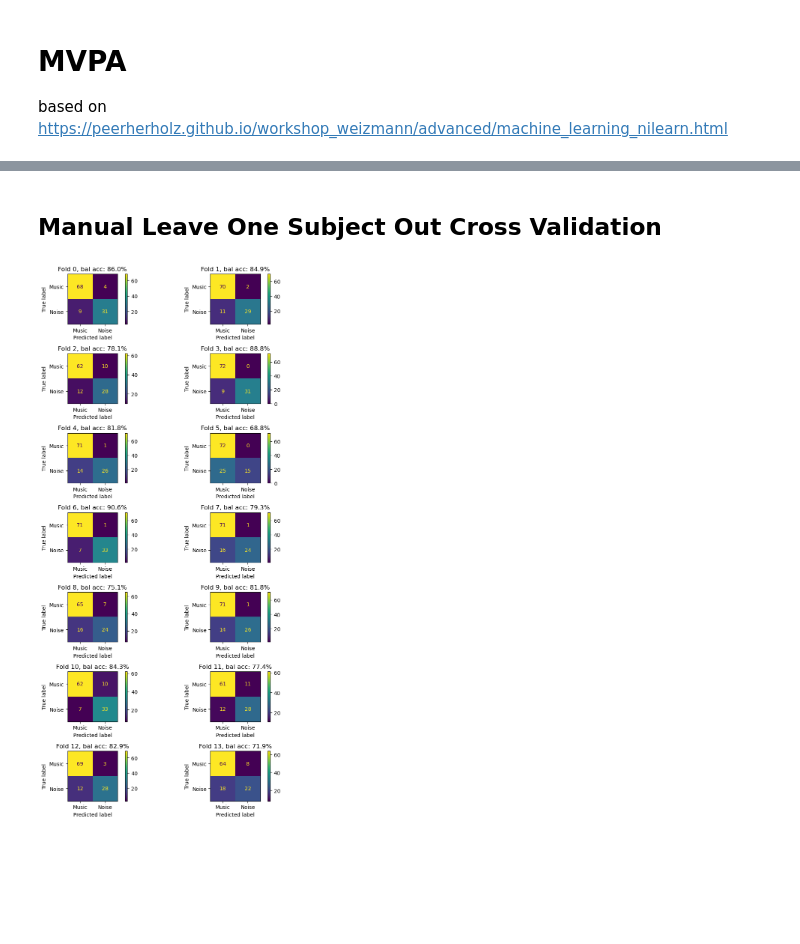
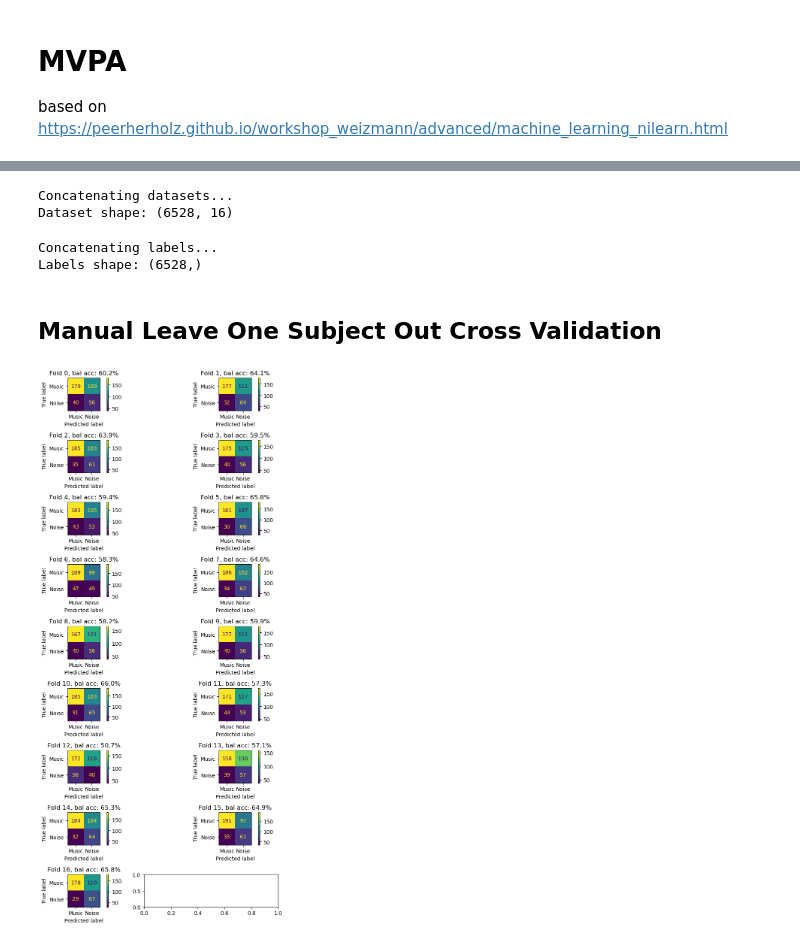
Before and after one commit to CIBIT-UC/brainplayback_task02, a Jupyter notebook: mvpa_04_musicnoise_bold/mvpa.ipynb, the cells around one changed output, grey strips where cells are left out. Drawn from its saved outputs; the diff is of its cells as text; code cells hidden in the pictures; blank space fills up the shorter version.

```diff
--- a/mvpa_04_musicnoise_bold/mvpa.ipynb
+++ b/mvpa_04_musicnoise_bold/mvpa.ipynb
@@ -40,14 +37,33 @@ D = nb.concat_images(dataset_files, axis=3)
+# %%
+# concatenate all datasets in dataset_files
+print('Concatenating datasets...')
+D = np.concatenate([np.load(f) for f in dataset_files], axis=0)
+print('Dataset shape: %s' % str(D.shape))
+# %% [output]
+Concatenating datasets...
+Dataset shape: (6528, 16)
 # %%
 # concatenate all labels into a single string array
-labels = np.concatenate([np.loadtxt(l, dtype=str) for l in label_files])
+print('Concatenating labels...')
+labels = np.concatenate([np.load(f, allow_pickle=True) for f in label_files], axis=0)
+print('Labels shape: %s' % str(labels.shape))
+# %% [output]
+Concatenating labels...
+Labels shape: (6528,)
 # %%
 # Load mask
-masker = NiftiMasker(mask_img=mask_gm_file, standardize=False, detrend=False)
-samples = masker.fit_transform(D)
+#masker = NiftiMasker(mask_img=mask_brain_file, standardize=False, detrend=False)
+#samples = masker.fit_transform(D)
+samples = D
 # %%
 # generate an array of chunk labels
-# 15 subjects, 9 noise x 3 segments and 9 x 2 music x 4 segments for each of the 4 runs
-chunks = np.repeat(np.arange(1,n_subjects+1), 9*4*3 + 9*2*nRunsPerSub*4)
+# 17 subjects, 8 noise and 9 x 2 music for each of the 4 runs
+n_noise_trials = 8
+n_noise_splits = 3
+n_music_trials = 9*2
+n_music_splits = 4
+chunks = np.repeat(np.arange(1,n_subjects+1),
+                   n_noise_trials*n_runs_per_sub*n_noise_splits + n_music_trials*n_runs_per_sub*n_music_splits)
 # %%
 # Let's specify the classifier
 from sklearn.svm import LinearSVC
@@ -58,37 +78,37 @@ clf = LinearSVC(multi_class="ovr", max_iter=1000, class_weight='balanced', dual=
 from sklearn.metrics import ConfusionMatrixDisplay, balanced_accuracy_score
 import matplotlib.pyplot as plt
 %matplotlib inline
 
 n_folds = int(n_subjects)
 acc_array = np.zeros(n_folds)
 acc_bal_array = np.zeros(n_folds)
 
-fig, ax = plt.subplots(8, 2, figsize=(8, 15))
+fig, ax = plt.subplots(9, 2, figsize=(8, 15))
 
 for ff in range(n_folds):
     # split the data into training and test set
     train_mask = chunks != ff+1
     test_mask = chunks == ff+1
 
-    X_train = samples[train_mask]
+    X_train = samples[train_mask, :]
     y_train = labels[train_mask]
-    X_test = samples[test_mask]
+    X_test = samples[test_mask, :]
     y_test = labels[test_mask]
 
     clf.fit(X_train, y_train)
     y_pred = clf.predict(X_test)
 
     # Compute the prediction accuracy for the different labels
     acc_array[ff] = (y_pred == y_test).mean()
     acc_bal_array[ff] = balanced_accuracy_score(y_test, y_pred)
 
     # Confusion matrix plots
     ConfusionMatrixDisplay.from_estimator(clf, X_test, y_test, ax=ax[ff // 2, ff % 2])
     ax[ff // 2, ff % 2].set_title(f"Fold {ff}, bal acc: {acc_bal_array[ff]*100:0.1f}%")
 
 plt.tight_layout()
 # %% [output]
-[figure, old version]
+[figure, new version]
 # %%
 print(f"Mean accuracy: {acc_array.mean()*100:0.1f}% \u00B1 {acc_array.std()*100:0.1f}%")
 print(f"Mean balanced accuracy: {acc_bal_array.mean()*100:0.1f}% \u00B1 {acc_bal_array.std()*100:0.1f}%")
```
Also changed, not shown: parts of 6 cells of this notebook, 8 other files.
